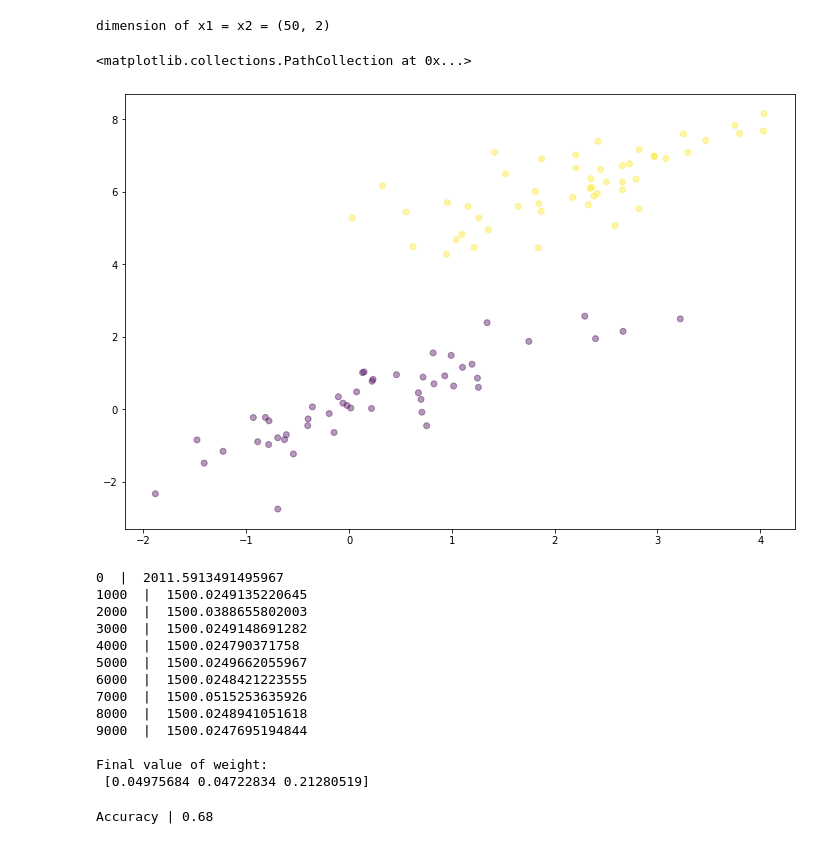
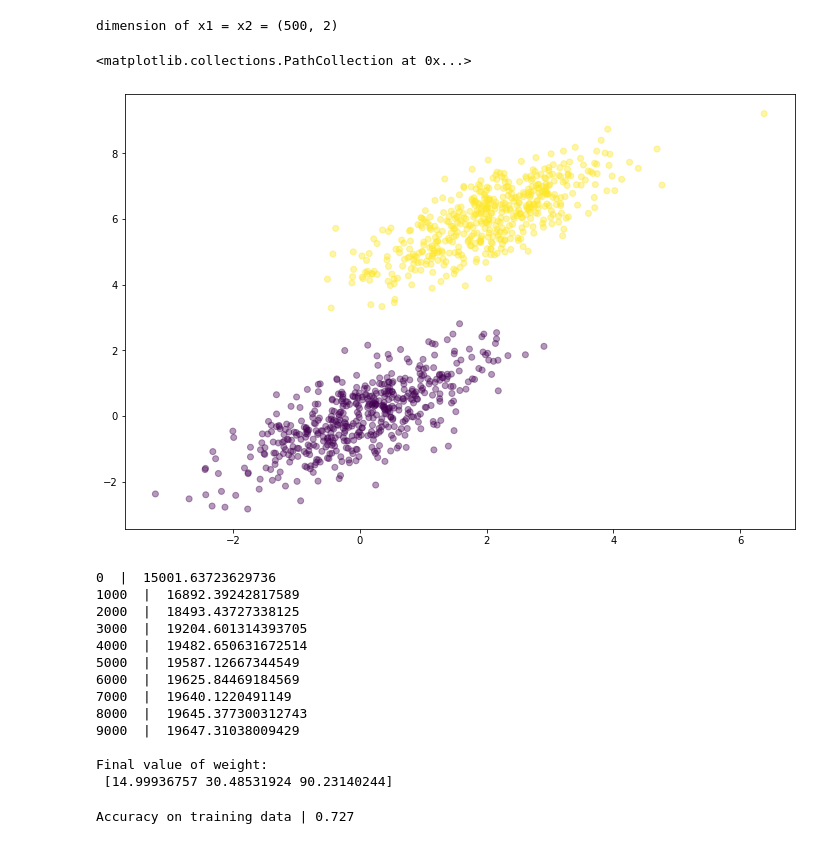
Before and after one commit to krag-harsh/SVM_implementation, a Jupyter notebook: linear_SVM.ipynb, the cells around one changed output. Drawn from its saved outputs; the diff is of its cells as text; code cells hidden in the pictures.

```diff
--- a/linear_SVM.ipynb
+++ b/linear_SVM.ipynb
@@ -45,47 +45,47 @@ def fit(num_of_epochs,X, w, y,C,lr):
 def predict(X,w):
   return np.sign(X @ w)
 # %%
-si = 50    #size of the data set we are creating
+si = 500    #size of the data set we are creating
 x1 = np.random.multivariate_normal([0, 0], [[1, .75],[.75, 1]], si)
-x2 = np.random.multivariate_normal([2, 6], [[1, .75],[.75, 1]], si)
+x2 = np.random.multivariate_normal([2,6], [[1, .75],[.75, 1]], si)
 
 print("dimension of x1 = x2 =",x1.shape)
 sfeature=np.vstack((x1, x2)).astype(np.float32)     #concatinates axis 0
 slabel=np.hstack((np.zeros(si), np.ones(si)))
 
 
 plt.figure(figsize=(12,8))
 plt.scatter(sfeature[:, 0], sfeature[:, 1], c = slabel, alpha = .4)
 # %% [output]
-dimension of x1 = x2 = (50, 2)
+dimension of x1 = x2 = (500, 2)
 <matplotlib.collections.PathCollection at 0x...>
-[figure, old version]
+[figure, new version]
 # %%
 X = np.column_stack((np.ones(len(sfeature)), sfeature))
-w = np.zeros(len(X[0]))
+w = np.ones(len(X[0]))
 
 
 w=fit(10000, X , w , slabel , C=30 , lr=1e-3)
 # %% [output]
-0  |  2011.5913491495967
-1000  |  1500.0249135220645
-2000  |  1500.0388655802003
-3000  |  1500.0249148691282
-4000  |  1500.024790371758
-5000  |  1500.0249662055967
-6000  |  1500.0248421223555
-7000  |  1500.0515253635926
-8000  |  1500.0248941051618
-9000  |  1500.0247695194844
+0  |  15001.63723629736
+1000  |  16892.39242817589
+2000  |  18493.43727338125
+3000  |  19204.601314393705
+4000  |  19482.650631672514
+5000  |  19587.12667344549
+6000  |  19625.84469184569
+7000  |  19640.1220491149
+8000  |  19645.377300312743
+9000  |  19647.31038009429
 
 Final value of weight:
- [0.04975684 0.04722834 0.21280519]
+ [14.99936757 30.48531924 90.23140244]
 # %%
 p=X@w
 p=np.sign(p)
 p[p==-1]=0
 p-=slabel.flatten()
 
-print("Accuracy |", len(np.where(p == 0)[0]) / len(p))
+print("Accuracy on training data |", len(np.where(p == 0)[0]) / len(p))
 # %% [output]
-Accuracy | 0.68
+Accuracy on training data | 0.727
```
Also changed, not shown: parts of 1 cell of this notebook.
